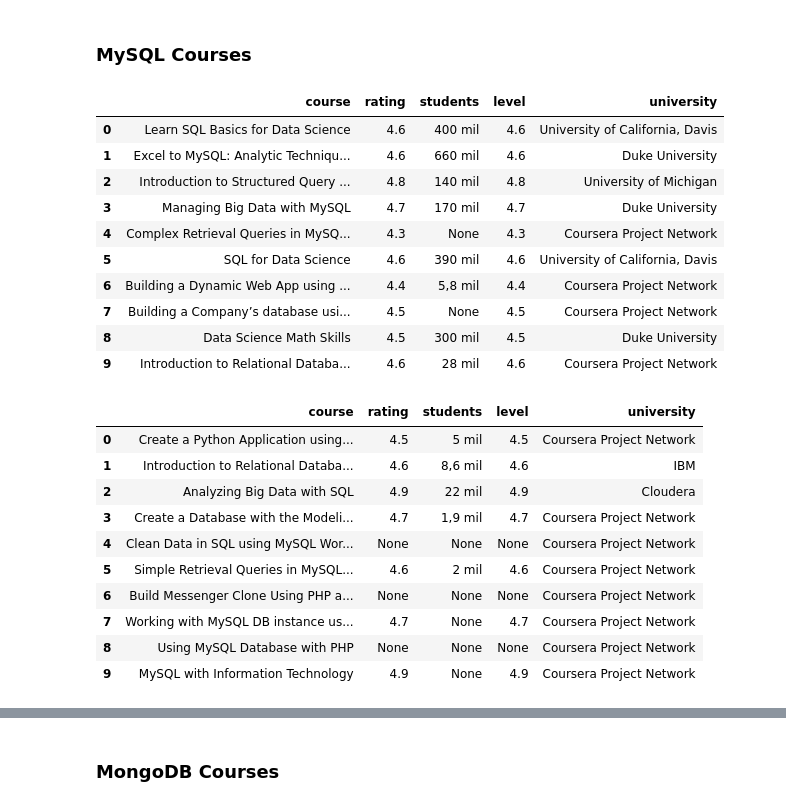
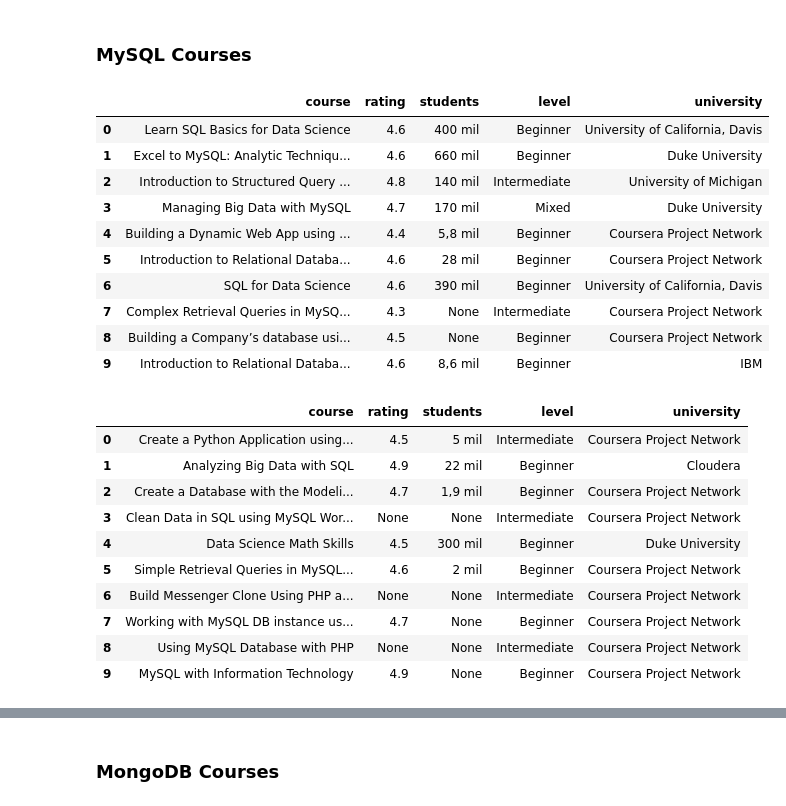
Before and after one commit to jesuschao/Coursera_Project, a Jupyter notebook: 0_Scrapping.ipynb, the cells around one changed output, grey strips where cells are left out. Saved outputs shown, nothing was run; the diff lists cells and outputs as text; code cells hidden in the pictures.

```diff
--- a/0_Scrapping.ipynb
+++ b/0_Scrapping.ipynb
@@ -175,48 +175,48 @@ driver.get(url1)
 curso =[]
 rating=[]
 students=[]
 nivel=[]
 universidad =[]
 
 for i in range(1,11):
     try:
-        curso.append(driver.find_element_by_xpath(f"/html/body/div[3]/div/div/main/div[2]/div/div[1]/div/div[2]/div/div/ul/li[{i}]/div/div/a/div/div/div[1]/h2").text)
-        rating.append(driver.find_element_by_xpath(f"/html/body/div[3]/div/div/main/div[2]/div/div[1]/div/div[2]/div/div/ul/li[{i}]/div/div/a/div/div/div[3]/div/div[1]/div[1]/div/span[1]").text)
+        curso.append(driver.find_element_by_xpath(f"//*[@id='main']/div[2]/div/div[1]/div/div[2]/div/div/ul/li[{i}]/div/div/a/div/div/div[1]/h2").text)
+        rating.append(driver.find_element_by_xpath(f"//*[@id='main']/div[2]/div/div[1]/div/div[2]/div/div/ul/li[{i}]/div/div/a/div/div/div[3]/div/div[1]/div[1]/div/span[1]").text)
     except:
         rating.append("None")
     try:
-        students.append(driver.find_element_by_xpath(f"/html/body/div[3]/div/div/main/div[2]/div/div[1]/div/div[2]/div/div/ul/li[{i}]/div/div/a/div/div/div[3]/div/div[1]/div[2]/span/span").text)
+        students.append(driver.find_element_by_xpath(f"//*[@id='main']/div[2]/div/div[1]/div/div[2]/div/div/ul/li[{i}]/div/div/a/div/div/div[3]/div/div[1]/div[2]/span/span").text)
     except:
         students.append("None")
     try:
-        nivel.append(driver.find_element_by_xpath(f"/html/body/div[3]/div/div/main/div[2]/div/div[1]/div/div[2]/div/div/ul/li[{i}]/div/div/a/div/div/div[3]/div/div[1]/div[1]/div/span[1]").text)
+        nivel.append(driver.find_element_by_xpath(f"//*[@id='main']/div[2]/div/div[1]/div/div[2]/div/div/ul/li[{i}]/div/div/a/div/div/div[3]/div/div[2]/div/div[2]/span").text)
     except:
         nivel.append("None")
     try:
-        universidad.append(driver.find_element_by_xpath(f"/html/body/div[3]/div/div/main/div[2]/div/div[1]/div/div[2]/div/div/ul/li[{i}]/div/div/a/div/div/div[1]/div[1]/div[2]/span").text)
+        universidad.append(driver.find_element_by_xpath(f"//*[@id='main']/div[2]/div/div[1]/div/div[2]/div/div/ul/li[{i}]/div/div/a/div/div/div[1]/div[1]/div[2]/span").text)
     except:
         universidad.append("None")
 
 mysql=pd.DataFrame()
 mysql['course'] =curso
 mysql['rating'] = rating
 mysql['students'] =students
 mysql['level'] = nivel
 mysql['university'] = universidad
 
 mysql
 # %% [output]
 |  | course | rating | students | level | university |
-| 0 | Learn SQL Basics for Data Science | 4.6 | 400 mil | 4.6 | University of California, Davis |
-| 1 | Excel to MySQL: Analytic Techniqu... | 4.6 | 660 mil | 4.6 | Duke University |
-| 2 | Introduction to Structured Query ... | 4.8 | 140 mil | 4.8 | University of Michigan |
-| 3 | Managing Big Data with MySQL | 4.7 | 170 mil | 4.7 | Duke University |
-| 4 | Complex Retrieval Queries in MySQ... | 4.3 | None | 4.3 | Coursera Project Network |
-| 5 | SQL for Data Science | 4.6 | 390 mil | 4.6 | University of California, Davis |
-| 6 | Building a Dynamic Web App using ... | 4.4 | 5,8 mil | 4.4 | Coursera Project Network |
-| 7 | Building a Company’s database usi... | 4.5 | None | 4.5 | Coursera Project Network |
-| 8 | Data Science Math Skills | 4.5 | 300 mil | 4.5 | Duke University |
-| 9 | Introduction to Relational Databa... | 4.6 | 28 mil | 4.6 | Coursera Project Network |
+| 0 | Learn SQL Basics for Data Science | 4.6 | 400 mil | Beginner | University of California, Davis |
+| 1 | Excel to MySQL: Analytic Techniqu... | 4.6 | 660 mil | Beginner | Duke University |
+| 2 | Introduction to Structured Query ... | 4.8 | 140 mil | Intermediate | University of Michigan |
+| 3 | Managing Big Data with MySQL | 4.7 | 170 mil | Mixed | Duke University |
+| 4 | Building a Dynamic Web App using ... | 4.4 | 5,8 mil | Beginner | Coursera Project Network |
+| 5 | Introduction to Relational Databa... | 4.6 | 28 mil | Beginner | Coursera Project Network |
+| 6 | SQL for Data Science | 4.6 | 390 mil | Beginner | University of California, Davis |
+| 7 | Complex Retrieval Queries in MySQ... | 4.3 | None | Intermediate | Coursera Project Network |
+| 8 | Building a Company’s database usi... | 4.5 | None | Beginner | Coursera Project Network |
+| 9 | Introduction to Relational Databa... | 4.6 | 8,6 mil | Beginner | IBM |
 # %%
 url2 = "https://www.coursera.org/search?query=mysql&page=2&index=prod_all_launched_products_term_optimization"
 driver.get(url2)
@@ -229,20 +229,20 @@ universidad =[]
 
 for i in range(1,11):
     try:
-        curso.append(driver.find_element_by_xpath(f"/html/body/div[3]/div/div/main/div[2]/div/div[1]/div/div[2]/div/div/ul/li[{i}]/div/div/a/div/div/div[1]/h2").text)
-        rating.append(driver.find_element_by_xpath(f"/html/body/div[3]/div/div/main/div[2]/div/div[1]/div/div[2]/div/div/ul/li[{i}]/div/div/a/div/div/div[3]/div/div[1]/div[1]/div/span[1]").text)
+        curso.append(driver.find_element_by_xpath(f"//*[@id='main']/div[2]/div/div[1]/div/div[2]/div/div/ul/li[{i}]/div/div/a/div/div/div[1]/h2").text)
+        rating.append(driver.find_element_by_xpath(f"//*[@id='main']/div[2]/div/div[1]/div/div[2]/div/div/ul/li[{i}]/div/div/a/div/div/div[3]/div/div[1]/div[1]/div/span[1]").text)
     except:
         rating.append("None")
     try:
-        students.append(driver.find_element_by_xpath(f"/html/body/div[3]/div/div/main/div[2]/div/div[1]/div/div[2]/div/div/ul/li[{i}]/div/div/a/div/div/div[3]/div/div[1]/div[2]/span/span").text)
+        students.append(driver.find_element_by_xpath(f"//*[@id='main']/div[2]/div/div[1]/div/div[2]/div/div/ul/li[{i}]/div/div/a/div/div/div[3]/div/div[1]/div[2]/span/span").text)
     except:
         students.append("None")
     try:
-        nivel.append(driver.find_element_by_xpath(f"/html/body/div[3]/div/div/main/div[2]/div/div[1]/div/div[2]/div/div/ul/li[{i}]/div/div/a/div/div/div[3]/div/div[1]/div[1]/div/span[1]").text)
+        nivel.append(driver.find_element_by_xpath(f"//*[@id='main']/div[2]/div/div[1]/div/div[2]/div/div/ul/li[{i}]/div/div/a/div/div/div[3]/div/div[2]/div/div[2]/span").text)
     except:
         nivel.append("None")
     try:
-        universidad.append(driver.find_element_by_xpath(f"/html/body/div[3]/div/div/main/div[2]/div/div[1]/div/div[2]/div/div/ul/li[{i}]/div/div/a/div/div/div[1]/div[1]/div[2]/span").text)
+        universidad.append(driver.find_element_by_xpath(f"//*[@id='main']/div[2]/div/div[1]/div/div[2]/div/div/ul/li[{i}]/div/div/a/div/div/div[1]/div[1]/div[2]/span").text)
     except:
         universidad.append("None")
 
@@ -256,16 +256,16 @@ mysql2['university'] = universidad
 mysql2
 # %% [output]
 |  | course | rating | students | level | university |
-| 0 | Create a Python Application using... | 4.5 | 5 mil | 4.5 | Coursera Project Network |
-| 1 | Introduction to Relational Databa... | 4.6 | 8,6 mil | 4.6 | IBM |
-| 2 | Analyzing Big Data with SQL | 4.9 | 22 mil | 4.9 | Cloudera |
-| 3 | Create a Database with the Modeli... | 4.7 | 1,9 mil | 4.7 | Coursera Project Network |
-| 4 | Clean Data in SQL using MySQL Wor... | None | None | None | Coursera Project Network |
-| 5 | Simple Retrieval Queries in MySQL... | 4.6 | 2 mil | 4.6 | Coursera Project Network |
-| 6 | Build Messenger Clone Using PHP a... | None | None | None | Coursera Project Network |
-| 7 | Working with MySQL DB instance us... | 4.7 | None | 4.7 | Coursera Project Network |
-| 8 | Using MySQL Database with PHP | None | None | None | Coursera Project Network |
-| 9 | MySQL with Information Technology | 4.9 | None | 4.9 | Coursera Project Network |
+| 0 | Create a Python Application using... | 4.5 | 5 mil | Intermediate | Coursera Project Network |
+| 1 | Analyzing Big Data with SQL | 4.9 | 22 mil | Beginner | Cloudera |
+| 2 | Create a Database with the Modeli... | 4.7 | 1,9 mil | Beginner | Coursera Project Network |
+| 3 | Clean Data in SQL using MySQL Wor... | None | None | Intermediate | Coursera Project Network |
+| 4 | Data Science Math Skills | 4.5 | 300 mil | Beginner | Duke University |
+| 5 | Simple Retrieval Queries in MySQL... | 4.6 | 2 mil | Beginner | Coursera Project Network |
+| 6 | Build Messenger Clone Using PHP a... | None | None | Intermediate | Coursera Project Network |
+| 7 | Working with MySQL DB instance us... | 4.7 | None | Beginner | Coursera Project Network |
+| 8 | Using MySQL Database with PHP | None | None | Intermediate | Coursera Project Network |
+| 9 | MySQL with Information Technology | 4.9 | None | Beginner | Coursera Project Network |
 # %%
 url3 = "https://www.coursera.org/search?query=mysql&page=3&index=prod_all_launched_products_term_optimization"
 driver.get(url3)
```
Also changed, not shown: parts of 5 cells of this notebook, 5 other files.
